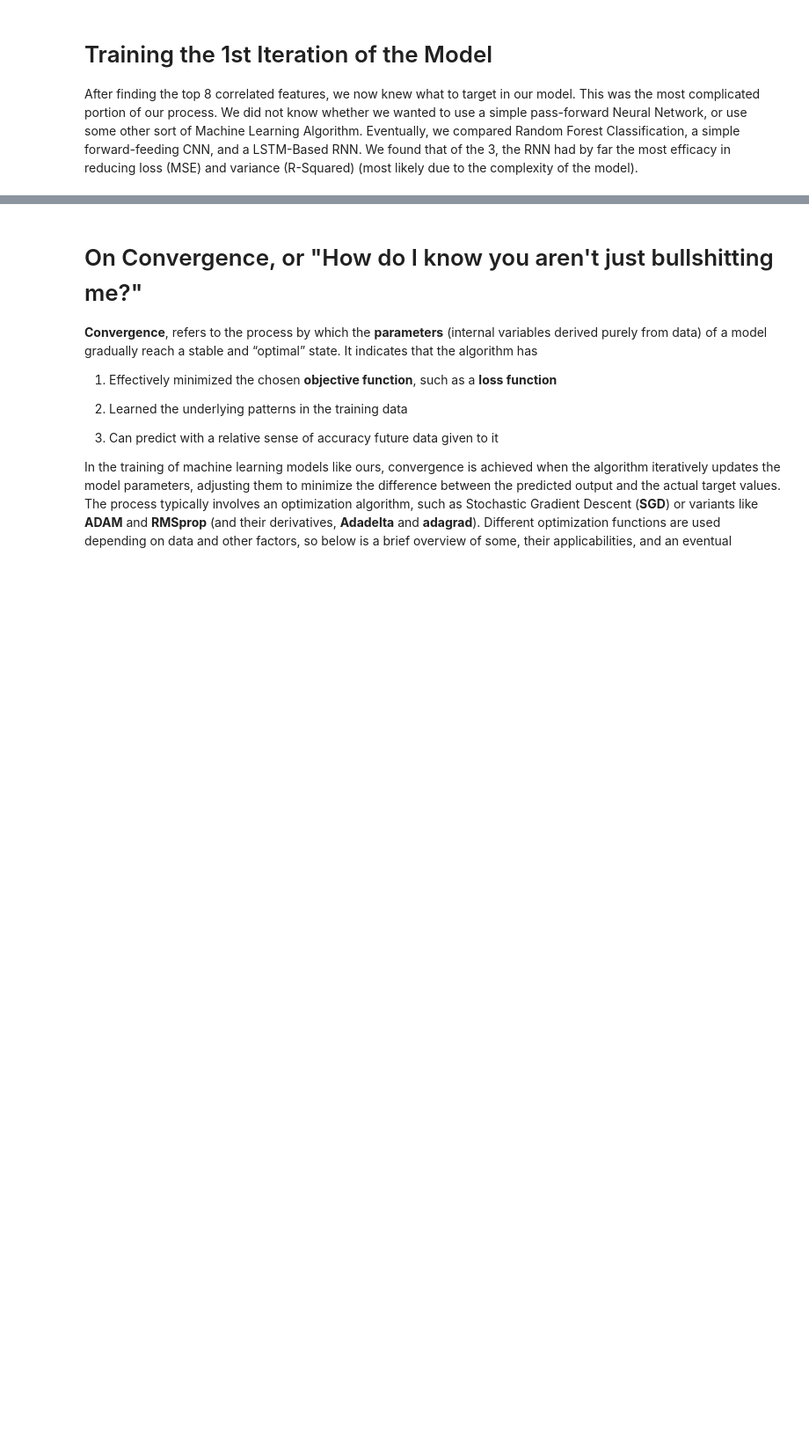
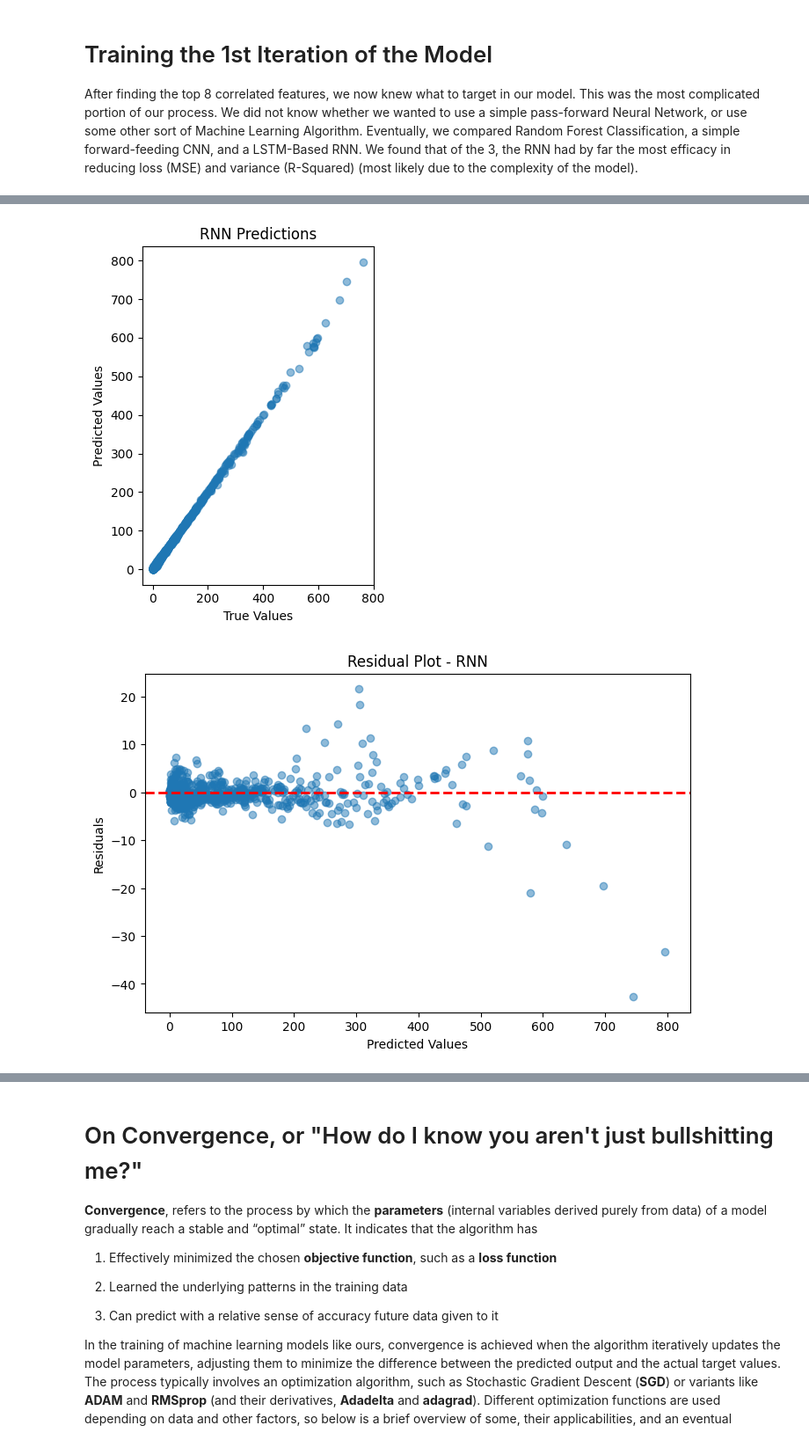
Before and after one commit to Lampc/NBARNN, a Jupyter notebook: NBA_LSTM_RNN.ipynb, the cells around one changed output, grey strips where cells are left out. Shown at 88% size. Drawn from its saved outputs; the diff is of its cells as text; code cells hidden in the pictures; blank space fills up the shorter version.

```diff
--- a/NBA_LSTM_RNN.ipynb
+++ b/NBA_LSTM_RNN.ipynb
@@ -390,26 +390,5 @@ def plot_learning_curves(model, X_train, y_train):
     plt.ylabel('Negative Mean Squared Error')
     plt.legend()
     plt.show()
-
-
-# Explore hyperparameter tuning
-from sklearn.model_selection import GridSearchCV
-
-param_grid = {'units': [32, 64, 128], 'dropout_rate': [0.2, 0.3, 0.4]}
-grid_search = GridSearchCV(create_rnn_model, param_grid, cv=3, scoring='neg_mean_squared_error')
-grid_search.fit(X_train, y_train)
-
-# Get the best parameters
-best_params = grid_search.best_params_
-print("Best Hyperparameters:", best_params)
-
-# Use the best model for evaluation
-best_rnn_model = grid_search.best_estimator_
-best_rnn_pred, best_rnn_mse, best_rnn_rmse, best_rnn_mae, best_rnn_r2 = evaluate_rnn_model(best_rnn_model, X_test, y_test)
-print("\nBest RNN Model Metrics:")
-print("MSE:", best_rnn_mse)
-print("RMSE:", best_rnn_rmse)
-print("MAE:", best_rnn_mae)
-print("R-squared:", best_rnn_r2)
 # %% [output]
 Epoch 1/1000
@@ -431,0 +411,2 @@ Epoch 608/1000
+[figure, added]
+[figure, added]
```
Also changed, not shown: parts of 3 cells of this notebook.
